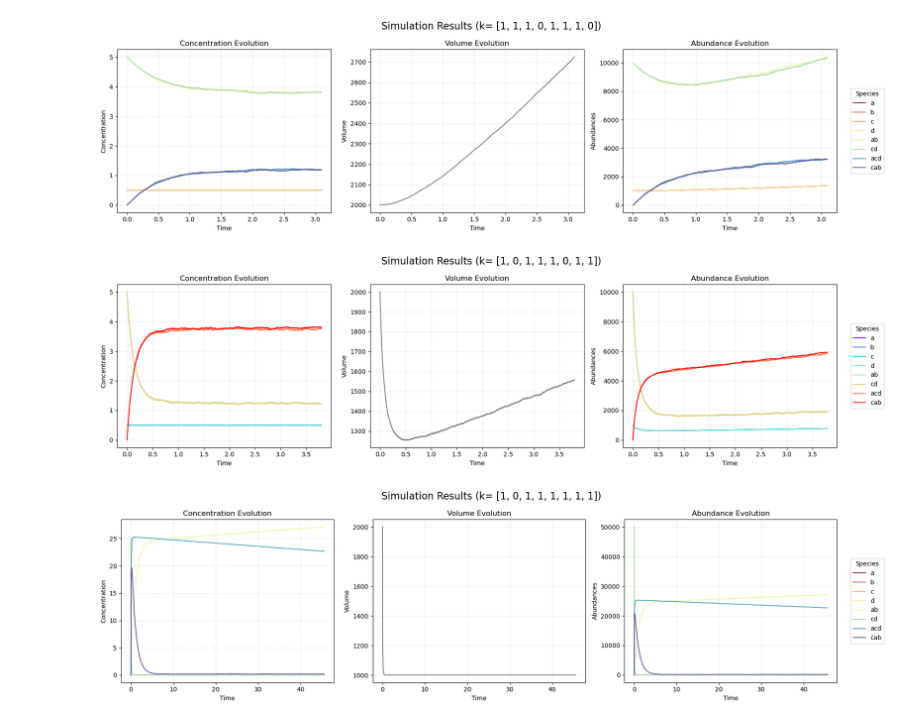
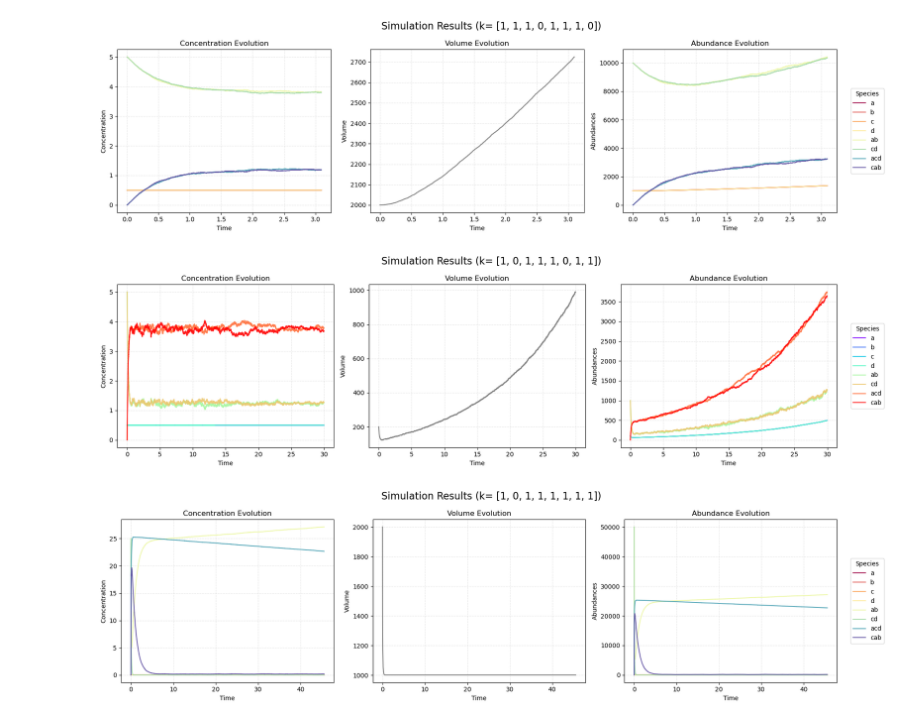
Before and after one commit to CAB-GCA/catalytic_world, a Jupyter notebook: autocat_abcd.ipynb, the cells around one changed output. Cells and saved outputs as stored; diff of their text form; code cells hidden in the pictures.

```diff
--- a/autocat_abcd.ipynb
+++ b/autocat_abcd.ipynb
@@ -178,20 +178,20 @@ plot(abundances, times, V)
 [figure]
 # %%
 # este va bien pero le fastidia un poco más
-n_iterations = 50000
+n_iterations = 100000
 method = "Protocell" # Gillespie or Deterministic
 # Reaction constants:
 k = [1,0,1,1,1,0,1,1] # len(k)= # de reacciones
 # Volume:
-V = 2000
-initial_food = [1000]*4 + [10000]*2 + [0]*2 # initial molecules number
+V = 200
+initial_food = [100]*4 + [1000]*2 + [0]*2 # initial molecules number
 
 abundances, times, V = chemistry(method, n_iterations, reactions,
                                 initial_food, k, V)
 
 plot(abundances, times, V)
 # %% [output]
-[figure, old version]
+[figure, new version]
 # %%
 # este va bien, pero se queda estacionario en un volumen a partir del cual no crece
 n_iterations = 100000
```
Also changed, not shown: parts of 2 cells of this notebook, 22 other files.
